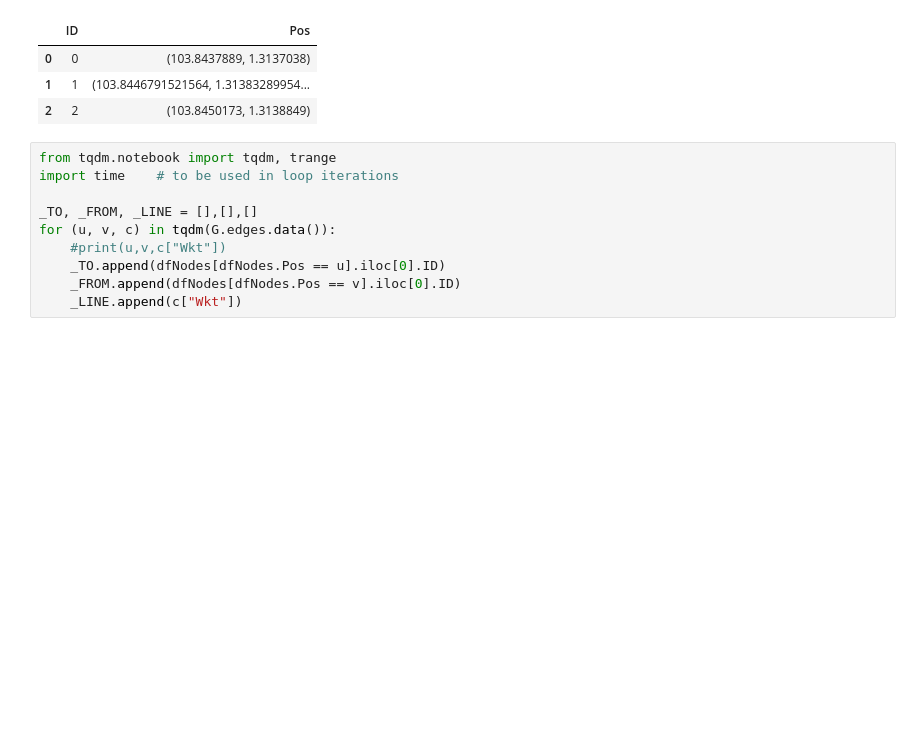
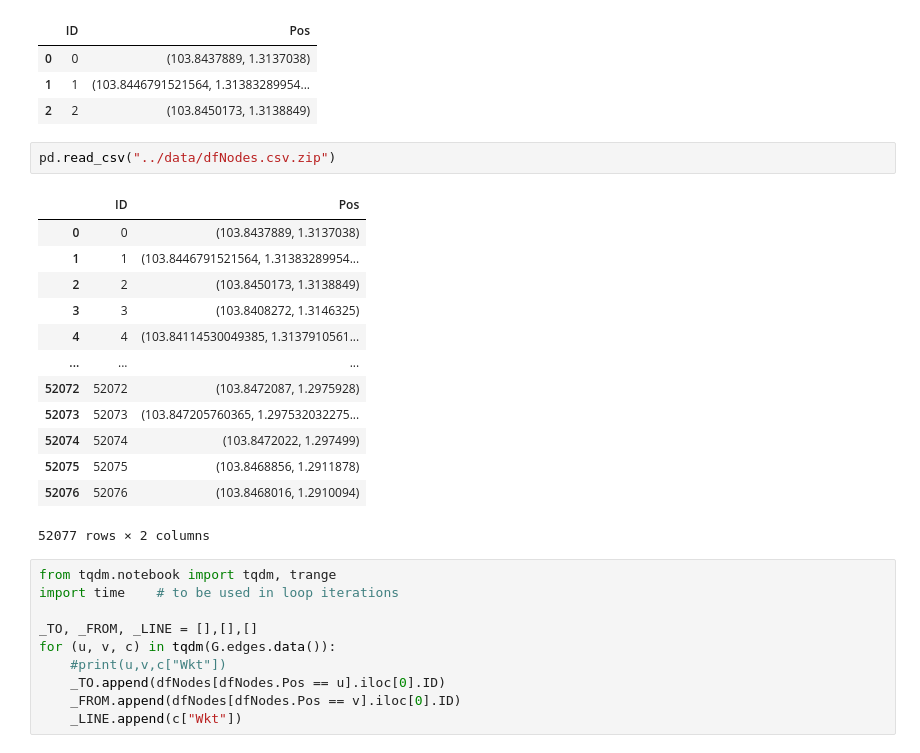
Before and after one commit to kelu124/SMARTCITIES-HACK-2021, a Jupyter notebook: src/OSMnx tests _ Part 4 -- prep App.ipynb, the cells around one changed output. Drawn from its saved outputs; the diff is of its cells as text; blank space fills up the shorter version.

```diff
--- a/src/OSMnx tests _ Part 4 -- prep App.ipynb
+++ b/src/OSMnx tests _ Part 4 -- prep App.ipynb
@@ -118,6 +109,22 @@ dfNodes.head(3)
 | 0 | 0 | (103.8437889, 1.3137038) |
 | 1 | 1 | (103.8446791521564, 1.31383289954... |
 | 2 | 2 | (103.8450173, 1.3138849) |
+# %%
+pd.read_csv("../data/dfNodes.csv.zip")
+# %% [output]
+|  | ID | Pos |
+| 0 | 0 | (103.8437889, 1.3137038) |
+| 1 | 1 | (103.8446791521564, 1.31383289954... |
+| 2 | 2 | (103.8450173, 1.3138849) |
+| 3 | 3 | (103.8408272, 1.3146325) |
+| 4 | 4 | (103.84114530049385, 1.3137910561... |
+| ... | ... | ... |
+| 52072 | 52072 | (103.8472087, 1.2975928) |
+| 52073 | 52073 | (103.847205760365, 1.297532032275... |
+| 52074 | 52074 | (103.8472022, 1.297499) |
+| 52075 | 52075 | (103.8468856, 1.2911878) |
+| 52076 | 52076 | (103.8468016, 1.2910094) |
+52077 rows × 2 columns
 # %%
 from tqdm.notebook import tqdm, trange
 import time    # to be used in loop iterations
```
Also changed, not shown: parts of 4 cells of this notebook, 4 other files.
